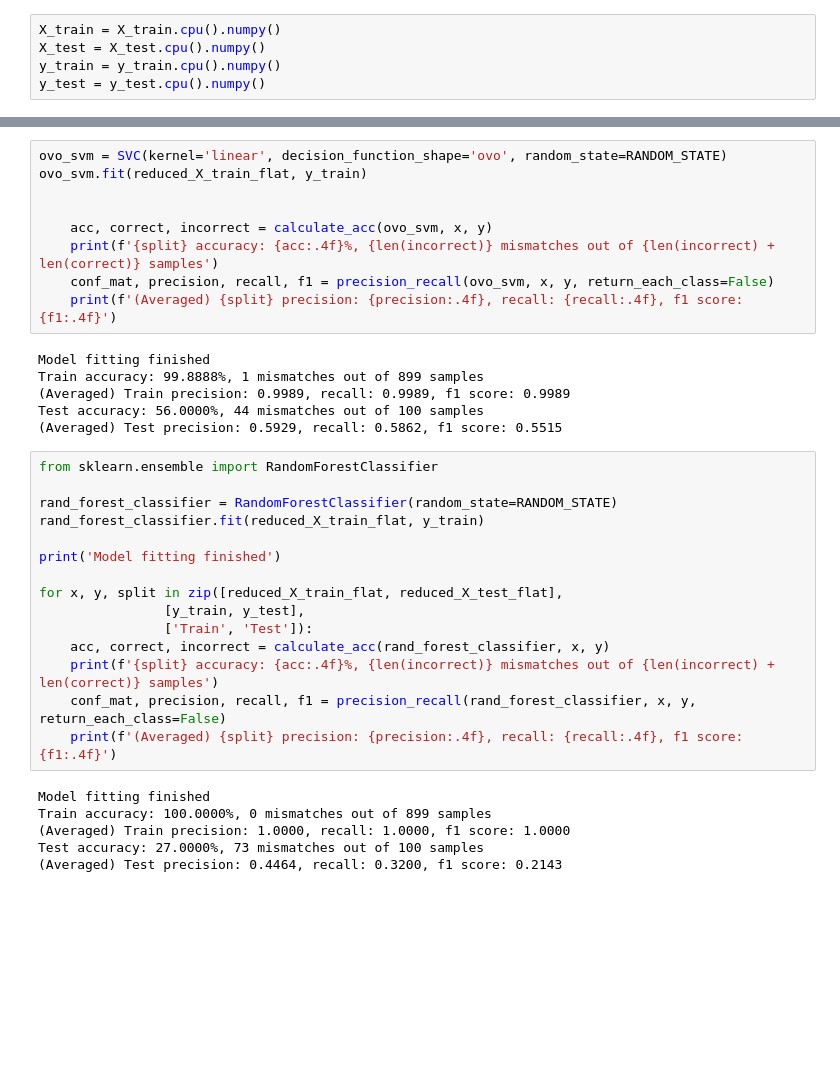
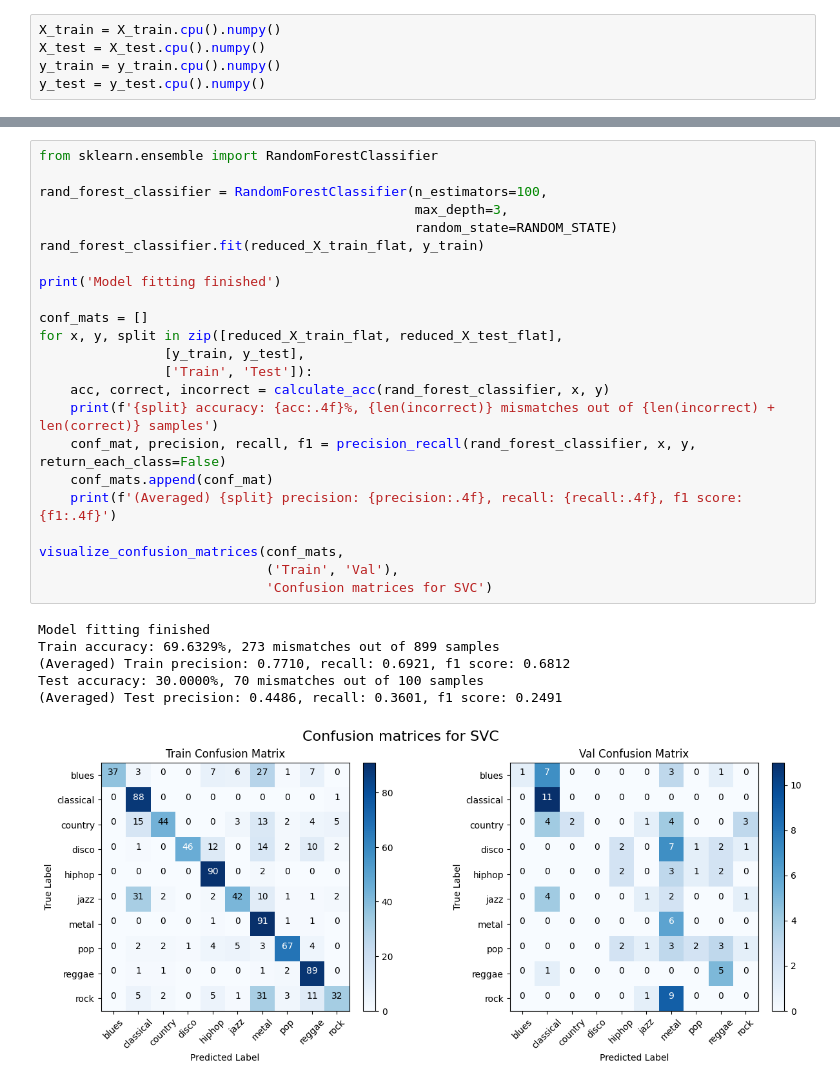
Before and after one commit to qzheng75/CS4641-Project, a Jupyter notebook: code/notebooks/traditional_ml_modeling.ipynb, the cells around one changed output, grey strips where cells are left out. Drawn from its saved outputs; the diff is of its cells as text; blank space fills up the shorter version.

```diff
--- a/code/notebooks/traditional_ml_modeling.ipynb
+++ b/code/notebooks/traditional_ml_modeling.ipynb
@@ -92,39 +135,33 @@ Test accuracy: 56.0000%, 44 mismatches out of 100 samples
 # %%
-ovo_svm = SVC(kernel='linear', decision_function_shape='ovo', random_state=RANDOM_STATE)
-ovo_svm.fit(reduced_X_train_flat, y_train)
+from sklearn.ensemble import RandomForestClassifier
 
+rand_forest_classifier = RandomForestClassifier(n_estimators=100,
+                                                max_depth=3,
+                                                random_state=RANDOM_STATE)
+rand_forest_classifier.fit(reduced_X_train_flat, y_train)
 
-    acc, correct, incorrect = calculate_acc(ovo_svm, x, y)
+print('Model fitting finished')
+
+conf_mats = []
+for x, y, split in zip([reduced_X_train_flat, reduced_X_test_flat],
+                [y_train, y_test],
+                ['Train', 'Test']):
+    acc, correct, incorrect = calculate_acc(rand_forest_classifier, x, y)
     print(f'{split} accuracy: {acc:.4f}%, {len(incorrect)} mismatches out of {len(incorrect) + len(correct)} samples')
-    conf_mat, precision, recall, f1 = precision_recall(ovo_svm, x, y, return_each_class=False)
+    conf_mat, precision, recall, f1 = precision_recall(rand_forest_classifier, x, y, return_each_class=False)
+    conf_mats.append(conf_mat)
     print(f'(Averaged) {split} precision: {precision:.4f}, recall: {recall:.4f}, f1 score: {f1:.4f}')
+
+visualize_confusion_matrices(conf_mats,
+                             ('Train', 'Val'),
+                             'Confusion matrices for SVC')
 # %% [output]
 Model fitting finished
-Train accuracy: 99.8888%, 1 mismatches out of 899 samples
-(Averaged) Train precision: 0.9989, recall: 0.9989, f1 score: 0.9989
-Test accuracy: 56.0000%, 44 mismatches out of 100 samples
-(Averaged) Test precision: 0.5929, recall: 0.5862, f1 score: 0.5515
+Train accuracy: 69.6329%, 273 mismatches out of 899 samples
+(Averaged) Train precision: 0.7710, recall: 0.6921, f1 score: 0.6812
+Test accuracy: 30.0000%, 70 mismatches out of 100 samples
+(Averaged) Test precision: 0.4486, recall: 0.3601, f1 score: 0.2491
+[figure, added]
-# %%
-from sklearn.ensemble import RandomForestClassifier
-
-rand_forest_classifier = RandomForestClassifier(random_state=RANDOM_STATE)
-rand_forest_classifier.fit(reduced_X_train_flat, y_train)
-
-print('Model fitting finished')
-
-for x, y, split in zip([reduced_X_train_flat, reduced_X_test_flat],
-                [y_train, y_test],
-                ['Train', 'Test']):
-    acc, correct, incorrect = calculate_acc(rand_forest_classifier, x, y)
-    print(f'{split} accuracy: {acc:.4f}%, {len(incorrect)} mismatches out of {len(incorrect) + len(correct)} samples')
-    conf_mat, precision, recall, f1 = precision_recall(rand_forest_classifier, x, y, return_each_class=False)
-    print(f'(Averaged) {split} precision: {precision:.4f}, recall: {recall:.4f}, f1 score: {f1:.4f}')
-# %% [output]
-Model fitting finished
-Train accuracy: 100.0000%, 0 mismatches out of 899 samples
-(Averaged) Train precision: 1.0000, recall: 1.0000, f1 score: 1.0000
-Test accuracy: 27.0000%, 73 mismatches out of 100 samples
-(Averaged) Test precision: 0.4464, recall: 0.3200, f1 score: 0.2143
 # %%
 from sklearn.naive_bayes import GaussianNB
 
```
Also changed, not shown: parts of 9 cells of this notebook, 5 other files.
